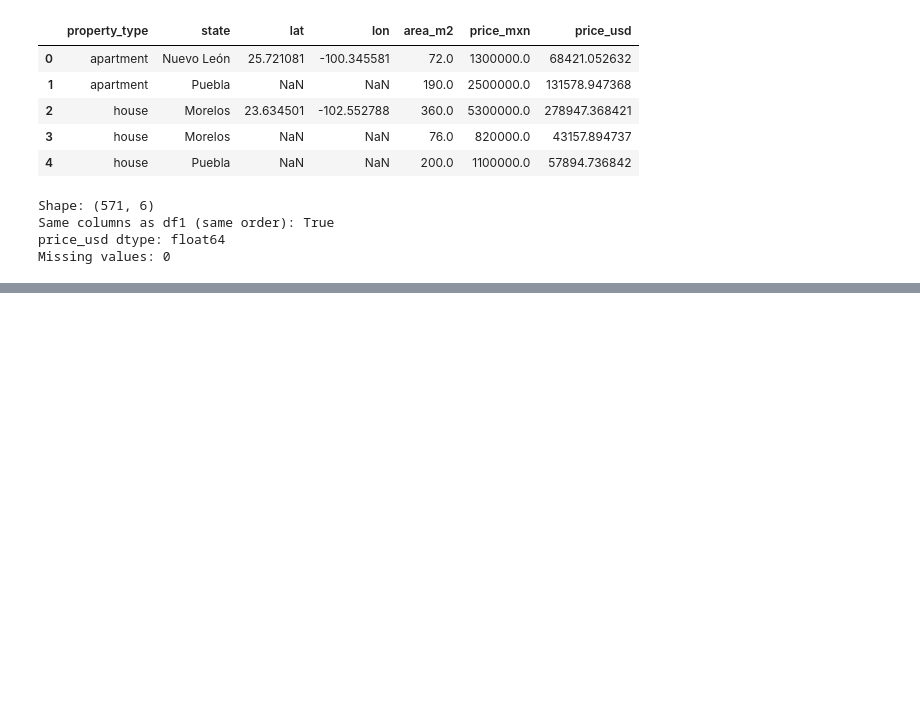
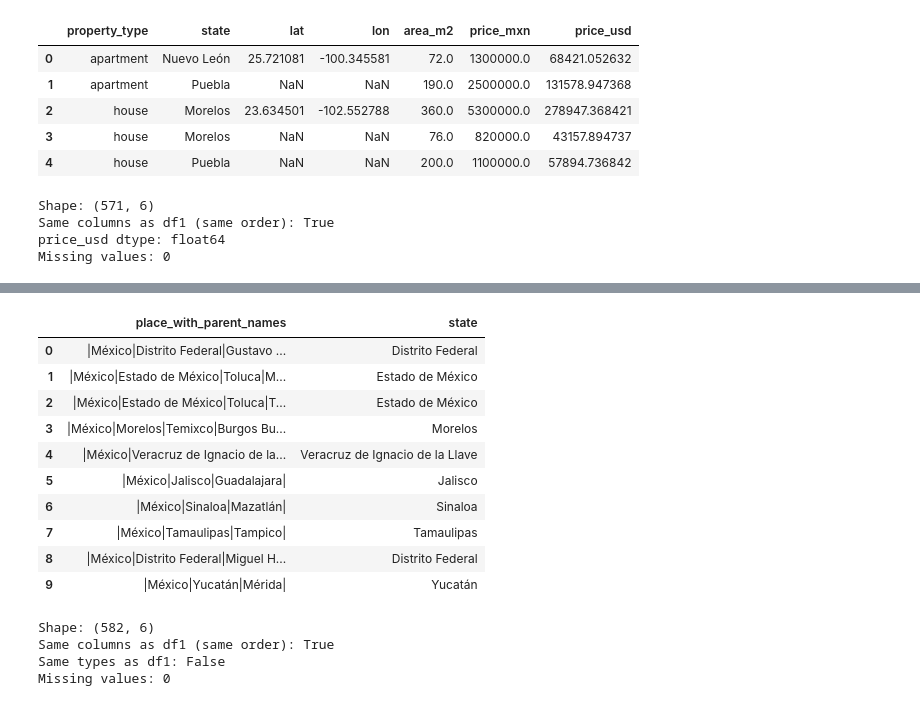
Before and after one commit to xrasana-lang/Mexico_real_estate_analysis, a Jupyter notebook: notebooks/01_getting_to_know_the_data.ipynb, the cells around one changed output, grey strips where cells are left out. Drawn from its saved outputs; the diff is of its cells as text; code cells hidden in the pictures; blank space fills up the shorter version.

```diff
--- a/notebooks/01_getting_to_know_the_data.ipynb
+++ b/notebooks/01_getting_to_know_the_data.ipynb
@@ -224,0 +324,41 @@ Missing values: 0
+# %%
+(
+    pd.read_csv(path_3)
+    .assign(state=lambda x: x["place_with_parent_names"].str.split("|").str[2])
+    [["place_with_parent_names", "state"]]
+    .head(10)
+)
+# %% [output]
+|  | place_with_parent_names | state |
+| 0 | |México|Distrito Federal|Gustavo ... | Distrito Federal |
+| 1 | |México|Estado de México|Toluca|M... | Estado de México |
+| 2 | |México|Estado de México|Toluca|T... | Estado de México |
+| 3 | |México|Morelos|Temixco|Burgos Bu... | Morelos |
+| 4 | |México|Veracruz de Ignacio de la... | Veracruz de Ignacio de la Llave |
+| 5 | |México|Jalisco|Guadalajara| | Jalisco |
+| 6 | |México|Sinaloa|Mazatlán| | Sinaloa |
+| 7 | |México|Tamaulipas|Tampico| | Tamaulipas |
+| 8 | |México|Distrito Federal|Miguel H... | Distrito Federal |
+| 9 | |México|Yucatán|Mérida| | Yucatán |
+# %%
+df3 = (
+    pd.read_csv(path_3)
+    .dropna()
+    .assign(
+        lat=lambda x: x["lat-lon"].str.split(",").str[0].astype(float),
+        lon=lambda x: x["lat-lon"].str.split(",").str[1].astype(float),
+        state=lambda x: x["place_with_parent_names"].str.split("|").str[2],
+    )
+    [["property_type", "state", "lat", "lon", "area_m2", "price_usd"]]
+)
+
+# Verify against the plan
+print("Shape:", df3.shape)
+print("Same columns as df1 (same order):", df3.columns.tolist() == df1.columns.tolist())
+print("Same types as df1:", df3.dtypes.equals(df1.dtypes))
+print("Missing values:", df3.isnull().sum().sum())
+# %% [output]
+Shape: (582, 6)
+Same columns as df1 (same order): True
+Same types as df1: False
+Missing values: 0
```
Also changed, not shown: parts of 8 cells of this notebook.
